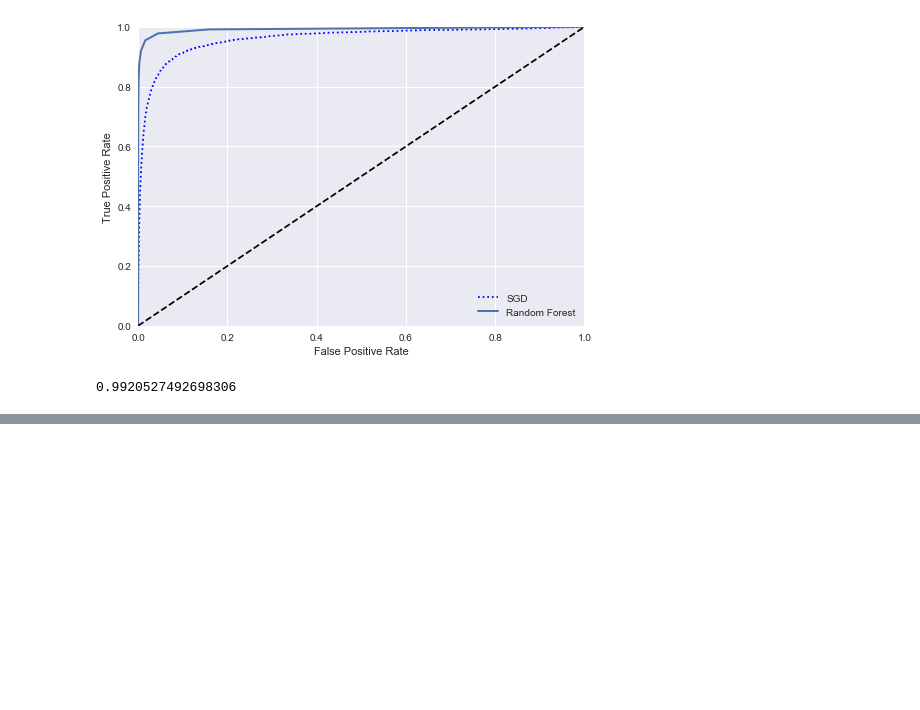
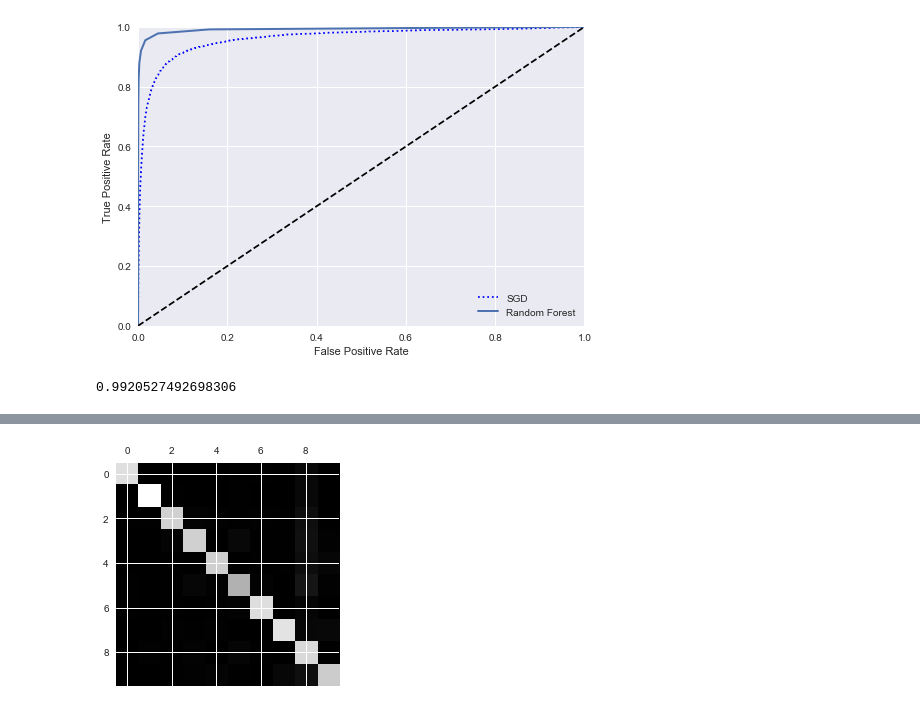
Before and after one commit to chris-seals/ML_Exploration, a Jupyter notebook: Seals_03_classification.ipynb, the cells around one changed output, grey strips where cells are left out. Drawn from its saved outputs; the diff is of its cells as text; code cells hidden in the pictures; blank space fills up the shorter version.

```diff
--- a/Seals_03_classification.ipynb
+++ b/Seals_03_classification.ipynb
@@ -285,0 +283,3 @@ roc_auc_score(y_train_5, y_scores_forest)
+# %%
+sgd_clf.fit(X_train, y_train) #y_train, not y_train_5
+sgd_clf.predict([some_digit]) # this returns incorrectly for some reason
@@ -285,0 +327,3 @@ roc_auc_score(y_train_5, y_scores_forest)
+# %%
+forest_clf.fit(X_train, y_train)
+forest_clf.predict([some_digit])
@@ -285,0 +342,6 @@ roc_auc_score(y_train_5, y_scores_forest)
+# %%
+# All fols got above 85%! Not bad but we can improve with scaling.   #Can take 10 minutes   #   got memory warning
+from sklearn.preprocessing import StandardScaler
+scaler = StandardScaler()
+X_train_scaled = scaler.fit_transform(X_train.astype(np.float64))
+cross_val_score(sgd_clf, X_train_scaled, y_train, cv=3, scoring="accuracy")
@@ -285,0 +352,4 @@ roc_auc_score(y_train_5, y_scores_forest)
+# %%
+y_train_pred = cross_val_predict(sgd_clf, X_train_scaled, y_train, cv=3)
+conf_mx = confusion_matrix(y_train, y_train_pred)
+conf_mx
@@ -285,0 +368,5 @@ roc_auc_score(y_train_5, y_scores_forest)
+# %%
+plt.matshow(conf_mx, cmap=plt.cm.gray)
+plt.show()
+# %% [output]
+[figure, added]
```
Also changed, not shown: parts of 26 cells of this notebook, 4 other files.
